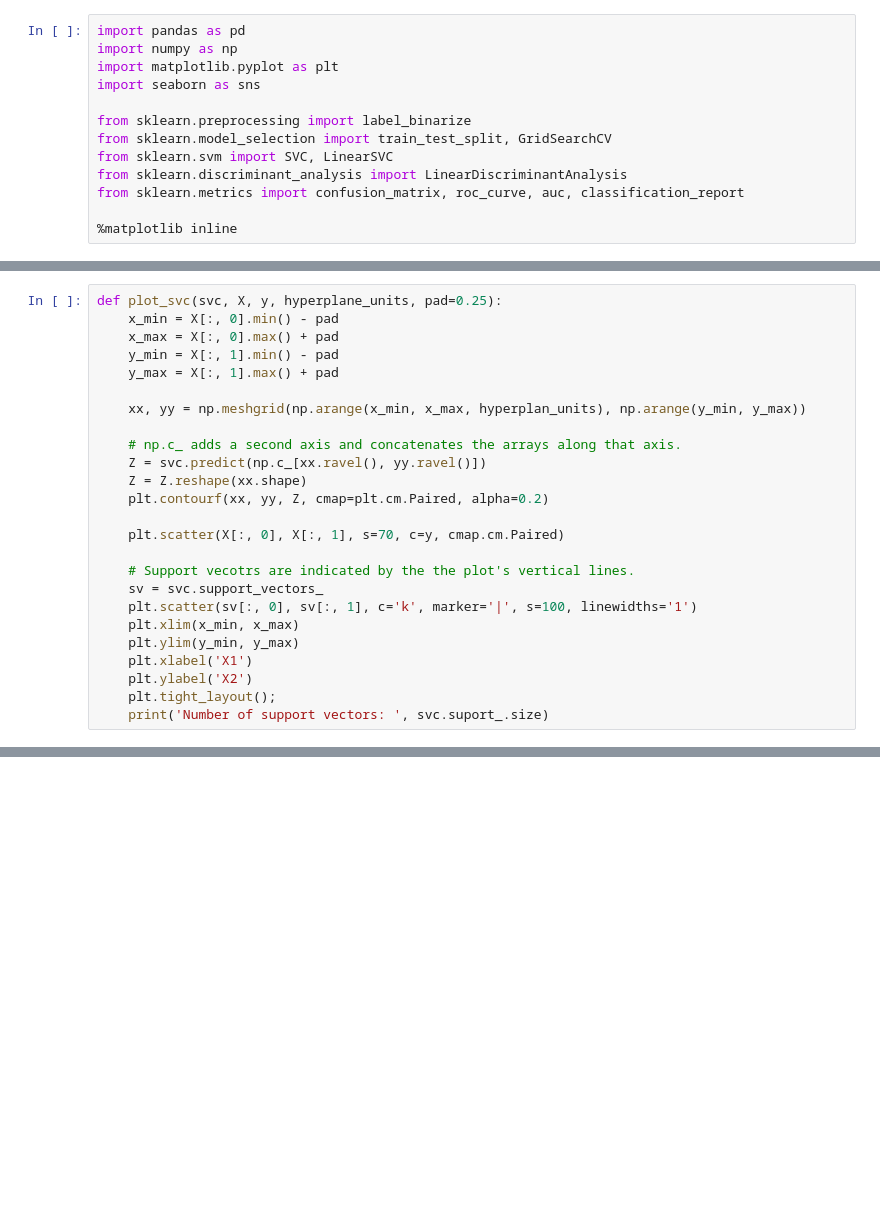
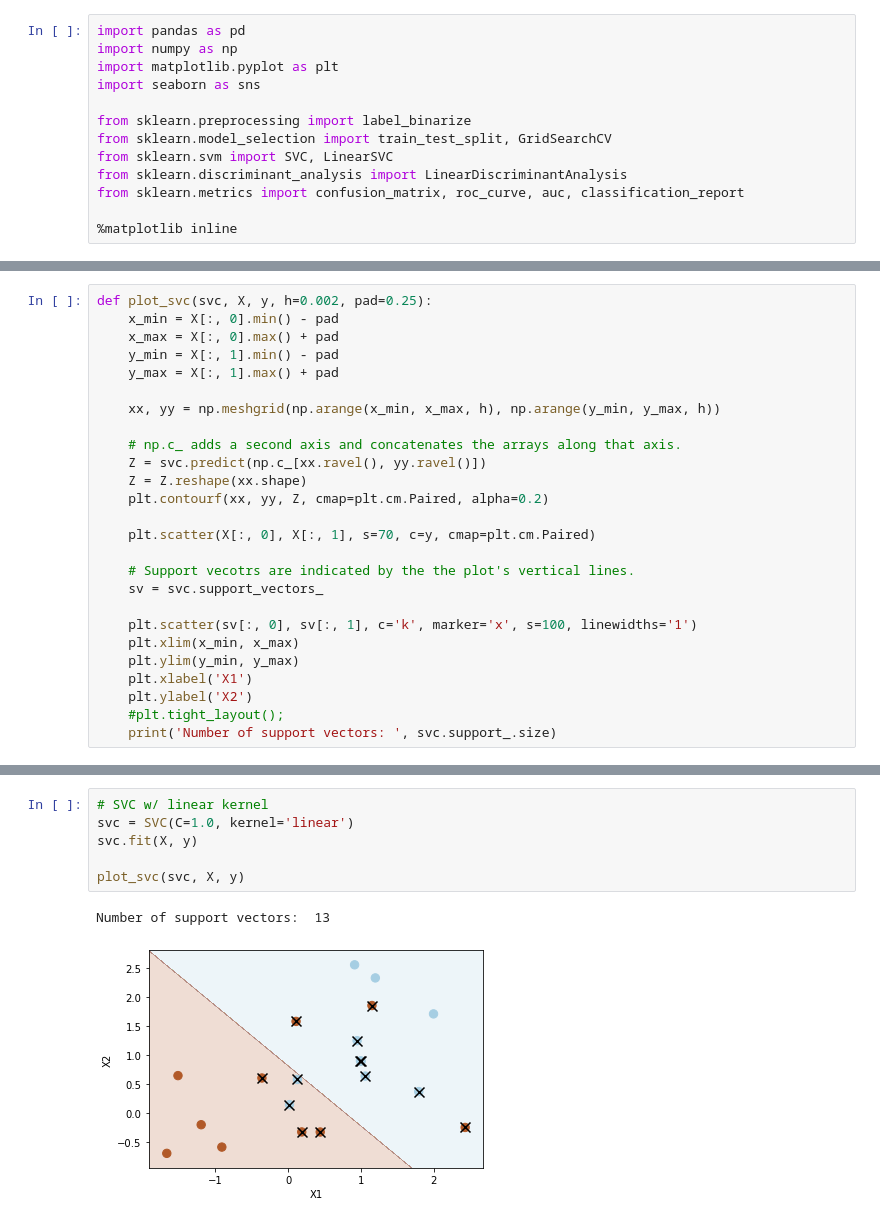
Before and after one commit to Morgan-Sell/islr-labs-exercises-python, a Jupyter notebook: labs/09_svm_lab.ipynb, the cells around one changed output, grey strips where cells are left out. Drawn from its saved outputs; the diff is of its cells as text; blank space fills up the shorter version.

```diff
--- a/labs/09_svm_lab.ipynb
+++ b/labs/09_svm_lab.ipynb
@@ -20,25 +18,26 @@ Define a function to plot a classifier with support vectors.
 # %%
-def plot_svc(svc, X, y, hyperplane_units, pad=0.25):
+def plot_svc(svc, X, y, h=0.002, pad=0.25):
     x_min = X[:, 0].min() - pad
     x_max = X[:, 0].max() + pad
     y_min = X[:, 1].min() - pad
     y_max = X[:, 1].max() + pad
 
-    xx, yy = np.meshgrid(np.arange(x_min, x_max, hyperplan_units), np.arange(y_min, y_max))
+    xx, yy = np.meshgrid(np.arange(x_min, x_max, h), np.arange(y_min, y_max, h))
 
     # np.c_ adds a second axis and concatenates the arrays along that axis.
     Z = svc.predict(np.c_[xx.ravel(), yy.ravel()])
     Z = Z.reshape(xx.shape)
     plt.contourf(xx, yy, Z, cmap=plt.cm.Paired, alpha=0.2)
 
-    plt.scatter(X[:, 0], X[:, 1], s=70, c=y, cmap.cm.Paired)
+    plt.scatter(X[:, 0], X[:, 1], s=70, c=y, cmap=plt.cm.Paired)
 
     # Support vecotrs are indicated by the the plot's vertical lines.
     sv = svc.support_vectors_
-    plt.scatter(sv[:, 0], sv[:, 1], c='k', marker='|', s=100, linewidths='1')
+
+    plt.scatter(sv[:, 0], sv[:, 1], c='k', marker='x', s=100, linewidths='1')
     plt.xlim(x_min, x_max)
     plt.ylim(y_min, y_max)
     plt.xlabel('X1')
     plt.ylabel('X2')
-    plt.tight_layout();
-    print('Number of support vectors: ', svc.suport_.size)
+    #plt.tight_layout();
+    print('Number of support vectors: ', svc.support_.size)
@@ -44,0 +65,9 @@ def plot_svc(svc, X, y, hyperplane_units, pad=0.25):
+# %%
+# SVC w/ linear kernel
+svc = SVC(C=1.0, kernel='linear')
+svc.fit(X, y)
+
+plot_svc(svc, X, y)
+# %% [output]
+Number of support vectors:  13
+[figure, added]
```
Also changed, not shown: parts of 19 cells of this notebook, 1 other file.
